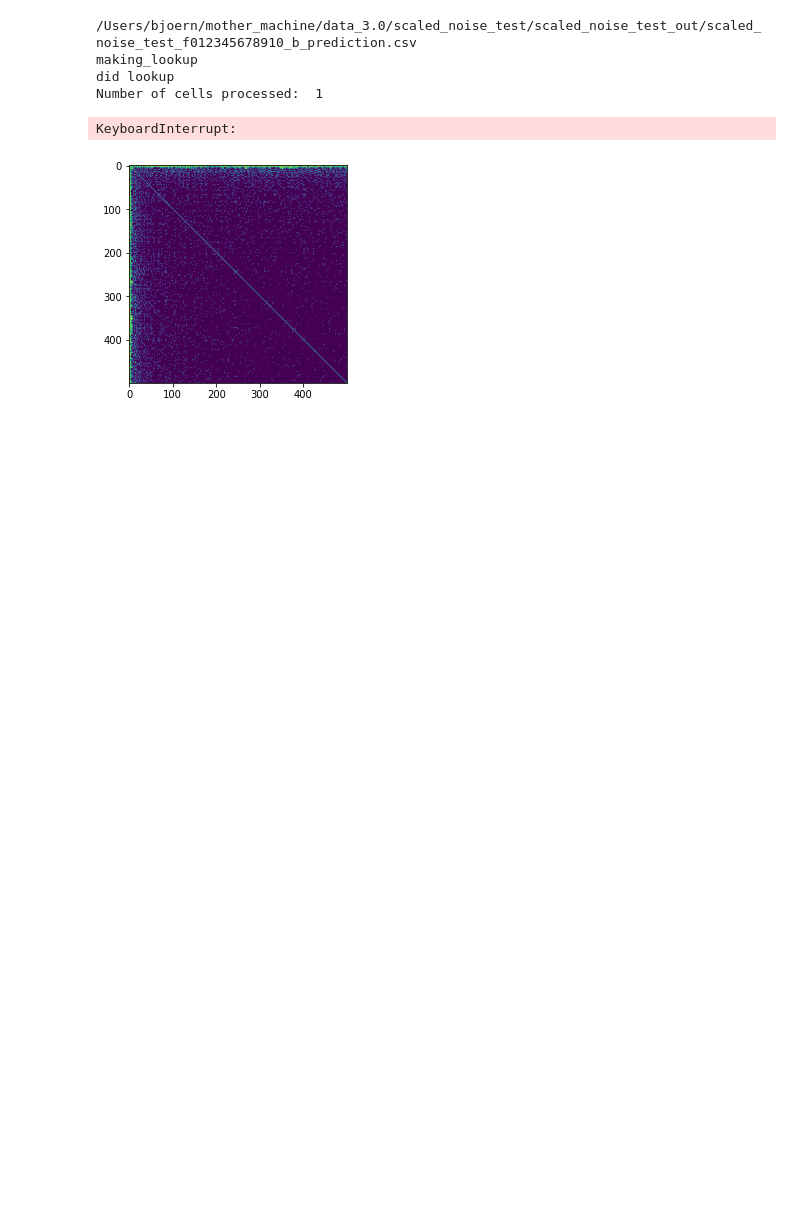
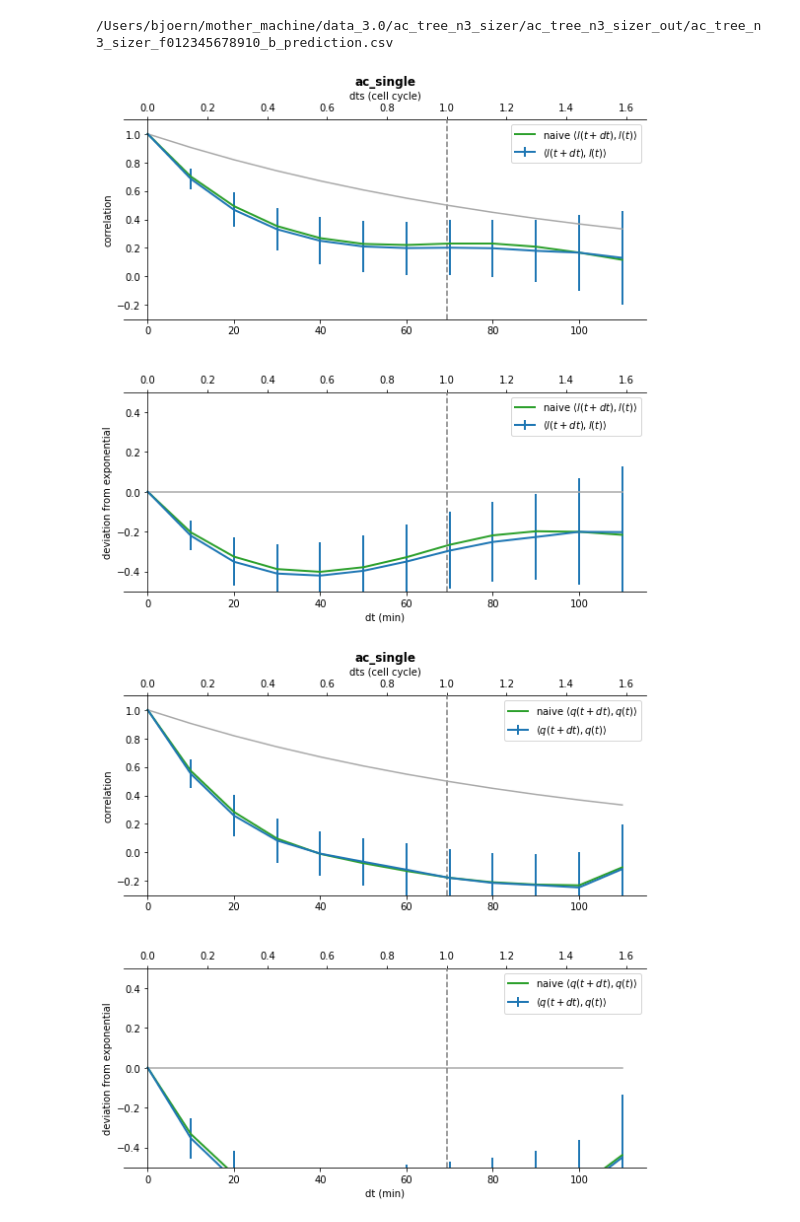
Before and after one commit to bjks/gfp_gaussian_process, a Jupyter notebook: python_src/auto_correlation_tree.ipynb, the cells around one changed output. Drawn from its saved outputs; the diff is of its cells as text; code cells hidden in the pictures; blank space fills up the shorter version.

Commit message:
square joint matrix allowing empty lines, include marginals in corr

```diff
--- a/python_src/auto_correlation_tree.ipynb
+++ b/python_src/auto_correlation_tree.ipynb
@@ -63,7 +65,7 @@ class Gaussian:
 
     '''
     def __init__(self, vec, n=8):
-        try:
+        # try:
 
             # full joint
             if n==8:
@@ -91,10 +93,9 @@ class Gaussian:
             # aprrox. joint from marginal
             elif n==2:
                 marginal1 = vec[:14].astype(float)
-                marginal2 = vec[14:24].astype(float)
+                marginal2 = vec[14:28].astype(float)
 
-                self.m = np.hstack(( marginal1.vec[:4], marginal2.vec[:4]))
-
+                self.m = np.hstack(( marginal1[:4], marginal2[:4]))
                 sum_i_5 = [10, 9, 7, 4, 0]
 
                 cov_vec1 = marginal1[4:]
@@ -105,11 +106,12 @@ class Gaussian:
                 c2 = np.array( [ np.concatenate( ([0] *(4-i) , cov_vec2[sum_i_5[i]: sum_i_5[i-1] ] ) ) for i in np.arange(1,5)[::-1]])
                 C2 = c2 + np.tril(c2.T, -1)
 
-                self.C = np.vstack((np.hstack((C1, np.zeros((4,4)))), np.hstack((np.zeros(4,4),C2))))
+                zeros = np.zeros((4,4))
+                self.C = np.vstack(( np.hstack((C1, zeros))  , np.hstack((zeros,C2)) ))
 
-        except:
-            self.m = None
-            self.C = None
+        # except:
+        #     self.m = None
+        #     self.C = None
 
 
 def log_likelihood_function(V_yy,V_yx,V_xx, sigma_y, sigma_x, r, n):
@@ -195,7 +197,7 @@ class Correlation:
         self.corr_mle_err = None
 
 
-    def add(self, joint):
+    def add(self, joint, naive=False):
         """add (sum) posterior to current sum of moments: mm = <xy> and m = <x>
 
         Args:
@@ -203,8 +205,10 @@ class Correlation:
         """
         self.n += 1
         self.m += joint.m
-
-        self.mm += joint.m * joint.m[:,np.newaxis] + joint.C
+        if naive:
+            self.mm += joint.m * joint.m[:,np.newaxis]
+        else:
+            self.mm += joint.m * joint.m[:,np.newaxis] + joint.C
         # Equivalent to:
         # for i in range(8): for j in range(8): self.mm[i,j] += joint.m[i] * joint.m[j] + joint.C[i,j]
 
@@ -477,7 +498,7 @@ def tree_correlation_plot(correlations, x, y, plot_file=None, title=None, param_
 
         ax1.set_ylabel("deviation from exponential")
         ax1.set_ylim([-0.5, 0.5])
-        ax1.set_xlim([0, 100])
+        # ax1.set_xlim([0, 100])
 
         ax1.legend()
 
@@ -496,22 +598,17 @@ def tree_correlation_plot(correlations, x, y, plot_file=None, title=None, param_
 # %%
-joint_filenames =['/Users/bjoern/mother_machine/data_3.0/scaled_noise_test/scaled_noise_test_out/scaled_noise_test_f012345678910_b_joints.csv',
-                  '/Users/bjoern/mother_machine/data_3.0/scaled_noise_test/scaled_noise_test_out_naive/scaled_noise_test_f012345678910_b_joints.csv']
-
+joint_filenames =['/Users/bjoern/mother_machine/data_3.0/ac_tree_n3_sizer/ac_tree_n3_sizer_out/ac_tree_n3_sizer_f012345678910_b_joints.csv']
 corrs = []
-dts=[3., 3.]
+dts=[10]
 
 for jf, dt in zip(joint_filenames, dts):
     pf = jf.replace("joints", "prediction")
     print(pf)
     corr = files2correlation_function(jf, pf, np.arange(0, 500, dt), 0.3)
     corrs.append(corr)
 
     tree_correlation_plot(corr, "l(t+dt)", "l(t)", plot_file=plot_file, title=data_set, param_dict=read_final_params(filename))
     tree_correlation_plot(corr, "q(t+dt)", "q(t)", plot_file=plot_file, title=data_set, param_dict=read_final_params(filename))
 # %% [output]
-/Users/bjoern/mother_machine/data_3.0/scaled_noise_test/scaled_noise_test_out/scaled_noise_test_f012345678910_b_prediction.csv
-making_lookup
-did lookup
-Number of cells processed:  1
+/Users/bjoern/mother_machine/data_3.0/ac_tree_n3_sizer/ac_tree_n3_sizer_out/ac_tree_n3_sizer_f012345678910_b_prediction.csv
-KeyboardInterrupt:
-[figure, old version]
+[figure, new version]
+[figure, added]
```
Also changed, not shown: parts of 15 cells of this notebook, 2 other files.
